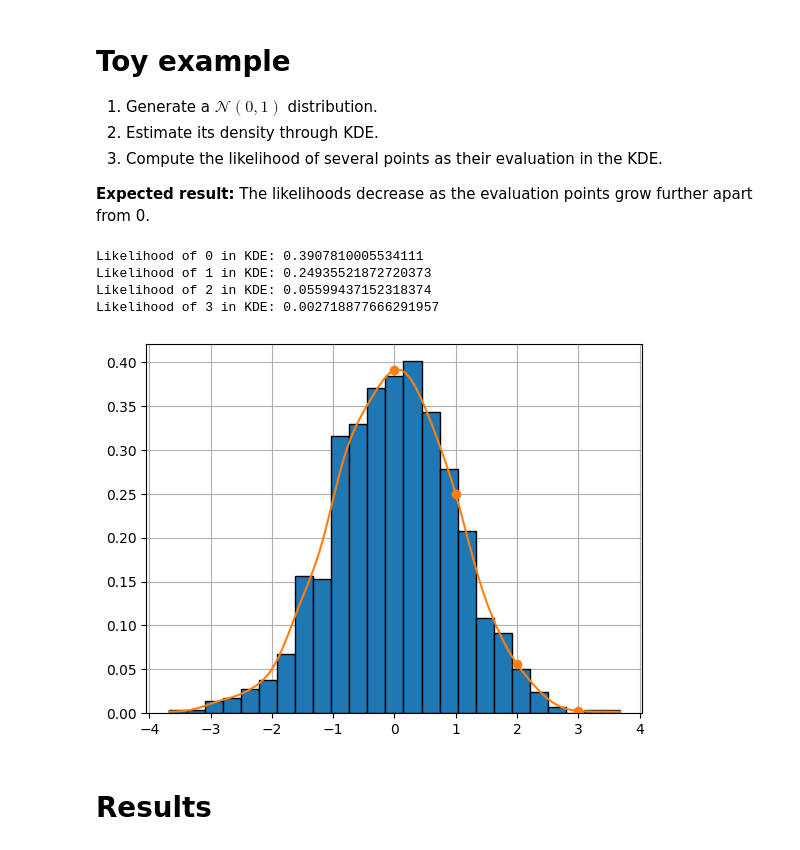
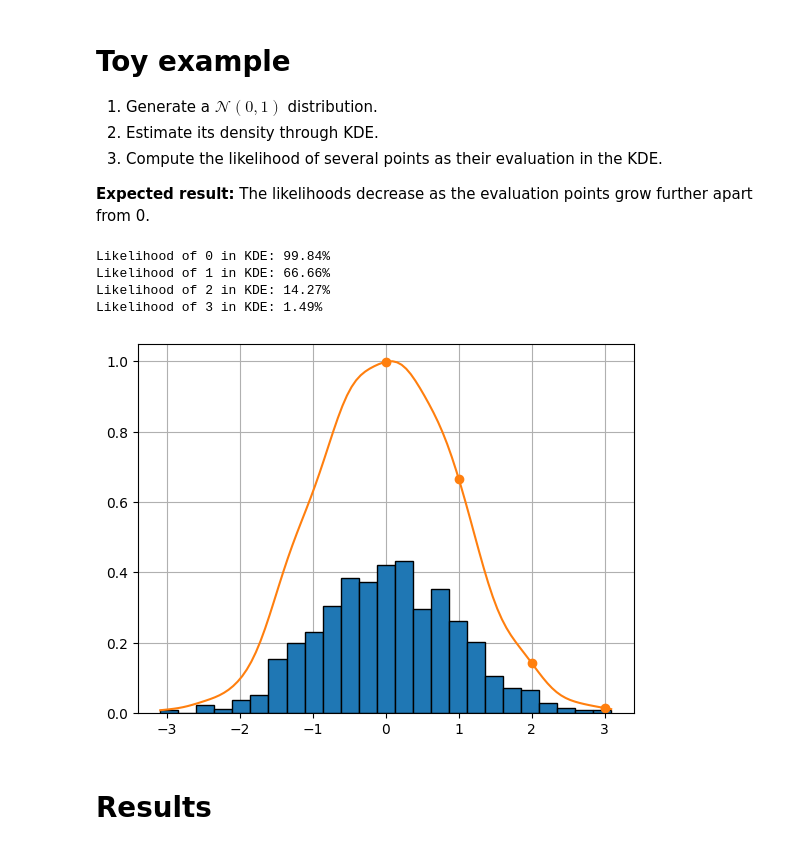
Before and after one commit to evillag/uncertainty_gan, a Jupyter notebook: CERN_UE_Uncertainty_Scoring.ipynb, the cells around one changed output. Saved outputs shown, nothing was run; the diff lists cells and outputs as text; code cells hidden in the pictures.

```diff
--- a/CERN_UE_Uncertainty_Scoring.ipynb
+++ b/CERN_UE_Uncertainty_Scoring.ipynb
@@ -27,29 +27,33 @@ Test data shape: (524521, 128)
 
 **Expected result:** The likelihoods decrease as the evaluation points grow further apart from 0.
 # %%
+def likelihood(kde, kde_max, value):
+  return kde(value) / kde_max
+
 data = np.random.normal(0, 1, 1000)
 kde = gaussian_kde(data)
+x = np.linspace(data.min(), data.max(), 100)
+kde_x = kde(x)
+kde_max = kde_x.max()
 
 points = 0, 1, 2, 3
-likelihoods = kde(points)
+likelihoods = likelihood(kde, kde_max, points)
 
-for point, likelihood in zip(points, likelihoods):
-  print(f'Likelihood of {point} in KDE: {likelihood}')
-
-x = np.linspace(data.min(), data.max(), 100)
+for point, like in zip(points, likelihoods):
+  print(f'Likelihood of {point} in KDE: {round(100 * like, 2)}%')
 
 plt.gca().set_axisbelow(True)
 plt.grid()
 plt.hist(data, 25, density=True, edgecolor='black')
-plt.plot(x, kde(x))
+plt.plot(x, likelihood(kde, kde_max, x))
 plt.scatter(points, likelihoods, color='tab:orange')
 plt.show()
 # %% [output]
-Likelihood of 0 in KDE: 0.3907810005534111
-Likelihood of 1 in KDE: 0.24935521872720373
-Likelihood of 2 in KDE: 0.05599437152318374
-Likelihood of 3 in KDE: 0.002718877666291957
+Likelihood of 0 in KDE: 99.84%
+Likelihood of 1 in KDE: 66.66%
+Likelihood of 2 in KDE: 14.27%
+Likelihood of 3 in KDE: 1.49%
-[figure, old version]
+[figure, new version]
 # %% [markdown]
 # Results
 # %%
```
Also changed, not shown: parts of 12 cells of this notebook.
